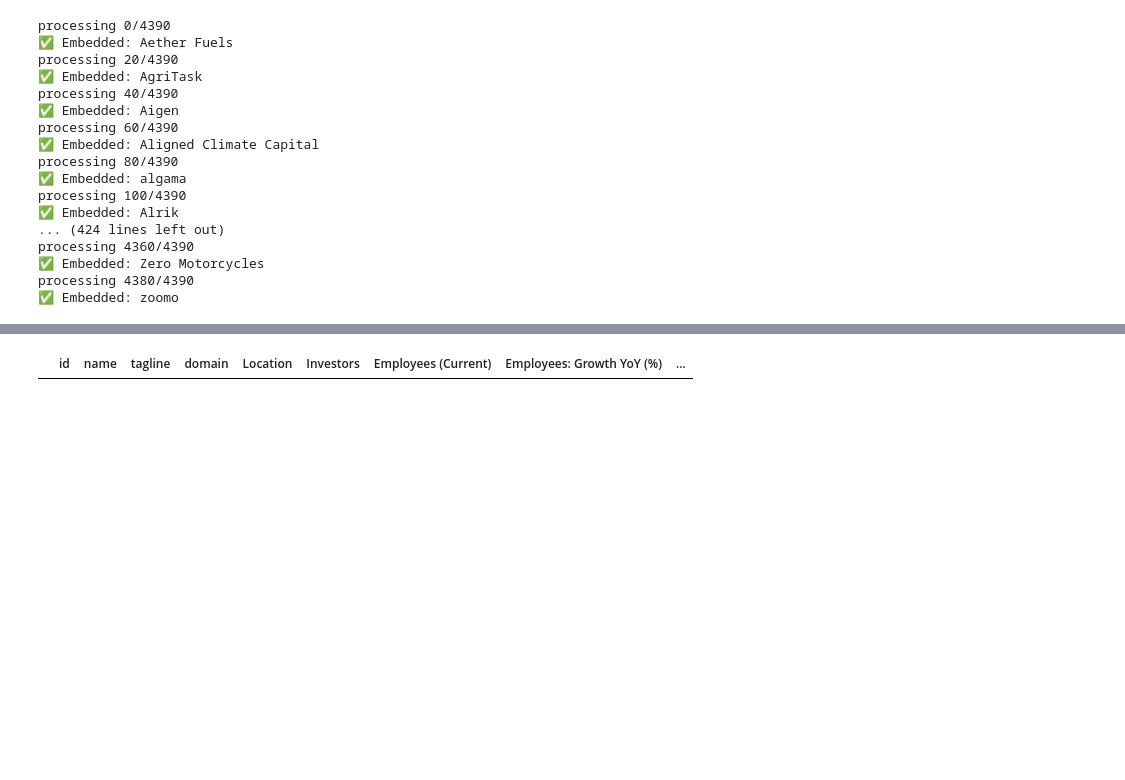
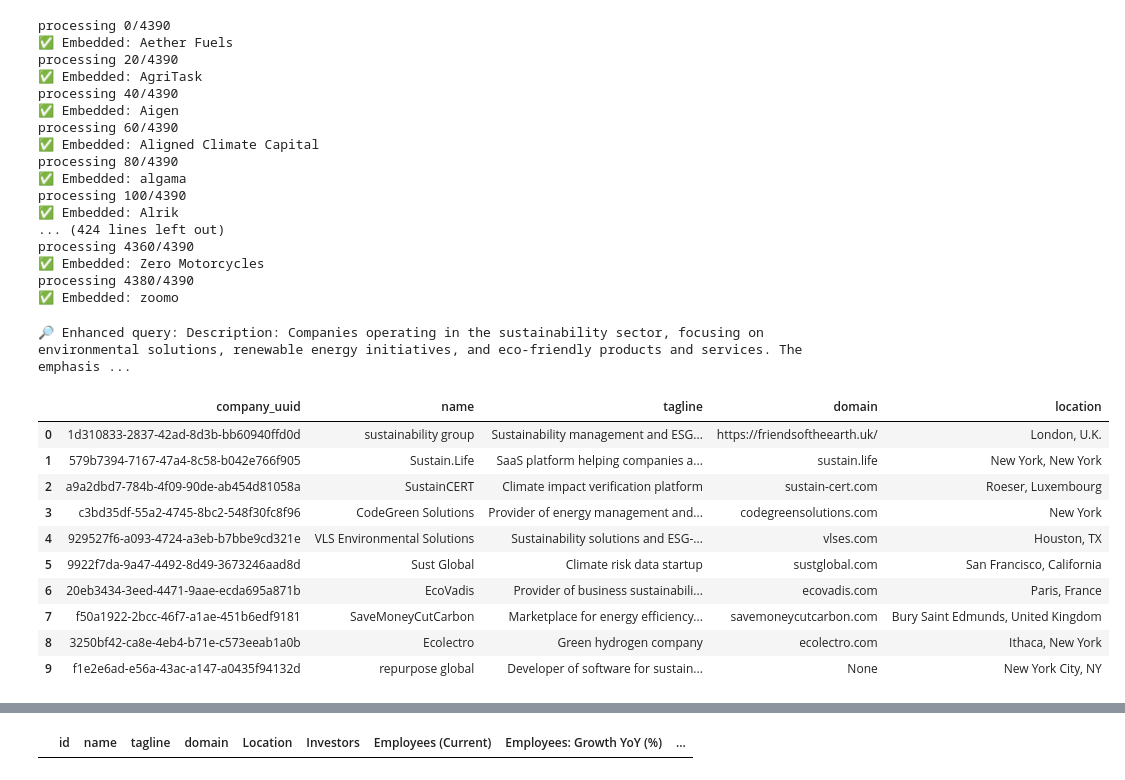
Before and after one commit to clbanjai/Energize-Internship, a Jupyter notebook: temp.ipynb, the cells around one changed output, grey strips where cells are left out. Saved outputs shown, nothing was run; the diff lists cells and outputs as text; code cells hidden in the pictures; blank space fills up the shorter version.

```diff
--- a/temp.ipynb
+++ b/temp.ipynb
@@ -368,4 +368,71 @@ processing 4360/4390
 ✅ Embedded: Zero Motorcycles
 processing 4380/4390
 ✅ Embedded: zoomo
+# %%
+import openai
+import os
+
+
+def enhance_query_semantically(raw_query: str) -> str:
+    """
+    Reformulates the user's input to be clearer and more useful for embedding-based semantic search.
+    """
+    system_prompt = (
+        "You are a helpful assistant that reformulates vague or casual user queries "
+        "into precise, information-rich descriptions of climate or tech startups. "
+        "Do not answer the query, just rewrite it for embedding search. "
+        "Focus on domain, sector, region, and startup type if applicable."
+    )
+
+    user_prompt = f"User query: \"{raw_query}\""
+
+    completion = client.chat.completions.create(
+    model="gpt-4o-mini",
+    messages=[
+        {"role": "system", "content": system_prompt},
+        {"role": "user", "content": user_prompt}
+    ]
+)
+    return completion.choices[0].message.content
+
+def get_embedding(text: str, model: str = "text-embedding-3-small") -> list[float]:
+    """
+    Converts text to an embedding vector.
+    """
+    response = client.embeddings.create(
+    model="text-embedding-3-small",
+    input=text
+    ).data[0].embedding
+
+    return response
+
+def prepare_query_embedding(user_input: str) -> list[float]:
+    """
+    Full pipeline: enhance user query → generate embedding.
+    """
+    enhanced = enhance_query_semantically(user_input)
+    return get_embedding(enhanced)
+
+def search_companies_by_semantics(query, top_k=10):
+    query_embedding = prepare_query_embedding(query)
+    embedding_str = str(query_embedding)  # Converts list to PostgreSQL array syntax
+    response = supabase.rpc(
+        "match_companies_by_embedding",
+        {"query_embedding": embedding_str, "match_count": top_k}
+    ).execute()
+    return response.data
+pd.DataFrame(search_companies_by_semantics("I want companies working in sustainability"))
+# %% [output]
+🔎 Enhanced query: Description: Companies operating in the sustainability sector, focusing on environmental solutions, renewable energy initiatives, and eco-friendly products and services. The emphasis ...
+|  | company_uuid | name | tagline | domain | location |
+| 0 | 1d310833-2837-42ad-8d3b-bb60940ffd0d | sustainability group | Sustainability management and ESG... | https://friendsoftheearth.uk/ | London, U.K. |
+| 1 | 579b7394-7167-47a4-8c58-b042e766f905 | Sustain.Life | SaaS platform helping companies a... | sustain.life | New York, New York |
+| 2 | a9a2dbd7-784b-4f09-90de-ab454d81058a | SustainCERT | Climate impact verification platform | sustain-cert.com | Roeser, Luxembourg |
+| 3 | c3bd35df-55a2-4745-8bc2-548f30fc8f96 | CodeGreen Solutions | Provider of energy management and... | codegreensolutions.com | New York |
+| 4 | 929527f6-a093-4724-a3eb-b7bbe9cd321e | VLS Environmental Solutions | Sustainability solutions and ESG-... | vlses.com | Houston, TX |
+| 5 | 9922f7da-9a47-4492-8d49-3673246aad8d | Sust Global | Climate risk data startup | sustglobal.com | San Francisco, California |
+| 6 | 20eb3434-3eed-4471-9aae-ecda695a871b | EcoVadis | Provider of business sustainabili... | ecovadis.com | Paris, France |
+| 7 | f50a1922-2bcc-46f7-a1ae-451b6edf9181 | SaveMoneyCutCarbon | Marketplace for energy efficiency... | savemoneycutcarbon.com | Bury Saint Edmunds, United Kingdom |
+| 8 | 3250bf42-ca8e-4eb4-b71e-c573eeab1a0b | Ecolectro | Green hydrogen company | ecolectro.com | Ithaca, New York |
+| 9 | f1e2e6ad-e56a-43ac-a147-a0435f94132d | repurpose global | Developer of software for sustain... | None | New York City, NY |
 # %%
```
Also changed, not shown: parts of 10 cells of this notebook, 8 other files.
